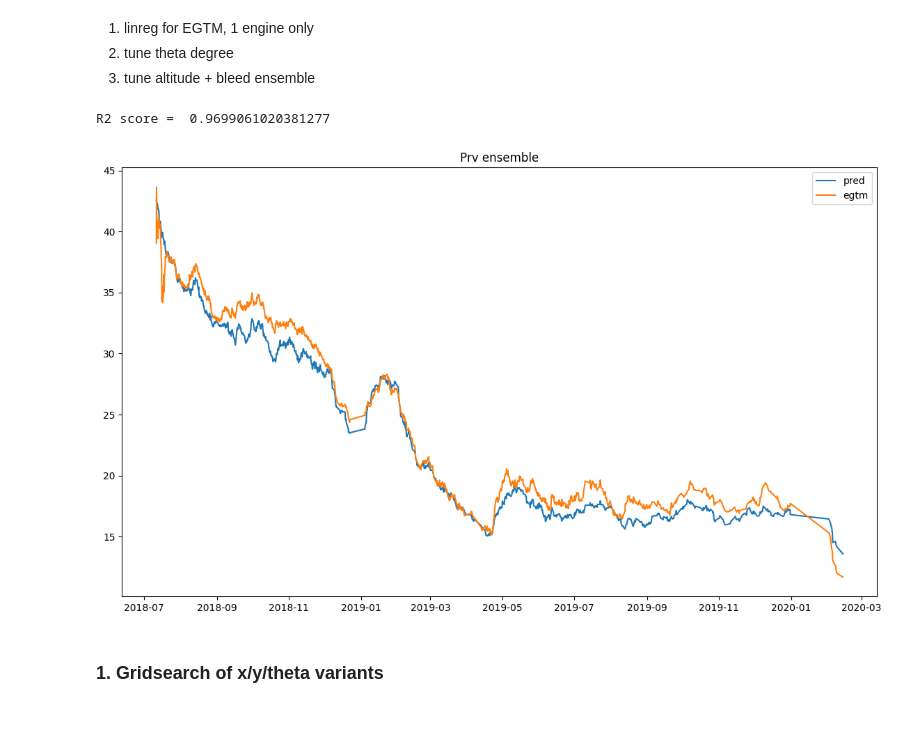
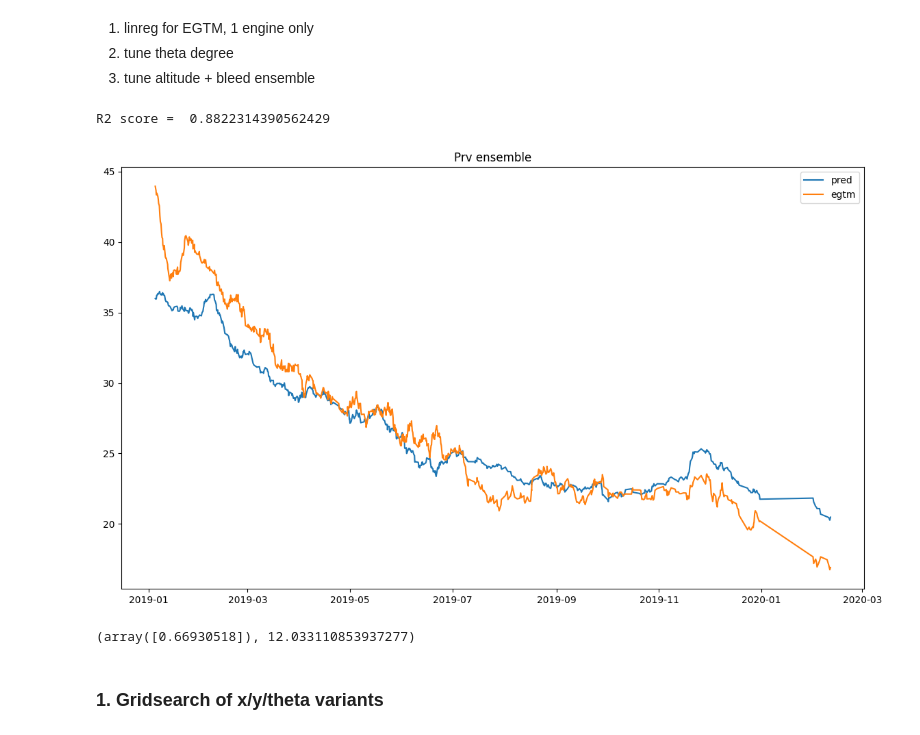
Before and after one commit to skeptlk/ecm, a Jupyter notebook: ex14_finetuning.ipynb, the cells around one changed output. Drawn from its saved outputs; the diff is of its cells as text; code cells hidden in the pictures.

```diff
--- a/ex14_finetuning.ipynb
+++ b/ex14_finetuning.ipynb
@@ -34,6 +34,7 @@ assert combination_to_number((False, False, False)) == 0
 # %%
 from sklearn.base import BaseEstimator, RegressorMixin
 import itertools
+import numpy as np
 
 class EGTMarginRegressor(BaseEstimator, RegressorMixin):
     def __init__(
@@ -79,7 +80,10 @@ class EGTMarginRegressor(BaseEstimator, RegressorMixin):
         # *separate* baseline for each bleed config
         # later try single baseline for engine
         # but fit linreg to each bleed conf separately
-        self.ensemble = dict()
+        self.ensemble = LinearRegression()
+        self.ensemble.coef_ = np.array([0.81])
+        self.ensemble.intercept_ = np.array([7.0])
+
         self.baselines = dict()
 
         for comb in itertools.product([True, False], repeat=len(self.bleed_config)):
@@ -94,7 +98,7 @@ class EGTMarginRegressor(BaseEstimator, RegressorMixin):
             lin_model.fit(smooth_base_egtm, yf)
 
             n = combination_to_number(comb)
-            self.ensemble[n] = lin_model
+            # self.ensemble[n] = lin_model
             self.baselines[n] = baseline
 
         return self
@@ -113,8 +117,7 @@ class EGTMarginRegressor(BaseEstimator, RegressorMixin):
             egtm = compute_egtm(Xf, baseline, x_param_k, y_param_k)
             X = pd.DataFrame(egtm)
 
-            model = self.ensemble[n]
-            pp = model.predict(X)
+            pp = self.ensemble.predict(X)
             pred.loc[index, 'pred'] = pp
 
         return pred
@@ -128,28 +131,32 @@ class EGTMarginRegressor(BaseEstimator, RegressorMixin):
 # %%
 bdu = bdu_all.query(f"n2a_peak > 0 and egt_peak > 0 and tat > -100 and egtm > -100").copy()
 bgu = bgu_all.query(f"n2a_peak > 0 and egt_peak > 0 and tat > -100 and egtm > -100").copy()
 
 model = EGTMarginRegressor(bleed_config=['prv'], x_param='n1a_peak', y_param='egt_peak')
 
-train = bdu[400:900]
+train = bgu[0:100]
 X = train.drop(columns=['egtm'])
 y = train['egtm']
 
 model.fit(X, y)
 
-pred = model.predict(bdu)
+pred = model.predict(bgu)
 
-print("R2 score = ", model.score(bdu, bdu['egtm']))
+print("R2 score = ", model.score(bgu, bgu['egtm']))
 
 plt.figure(figsize=(14, 8))
 plt.title(f'Prv ensemble')
-plt.plot(bdu['reportts'], smooth(pred['pred'], 0.05))
-plt.plot(bdu['reportts'], bdu['egtm'])
+plt.plot(bgu['reportts'], smooth(pred['pred'], 0.05))
+plt.plot(bgu['reportts'], bgu['egtm'])
 plt.legend(['pred', 'egtm'])
 plt.show()
 # %% [output]
-R2 score =  0.9699061020381277
+R2 score =  0.8822314390562429
-[figure, old version]
+[figure, new version]
+# %%
+model.ensemble[1].coef_, model.ensemble[1].intercept_
+# %% [output]
+(array([0.66930518]), 12.033110853937277)
 # %% [markdown]
 ### 1. Gridsearch of x/y/theta variants
 # %% [markdown]
```
Also changed, not shown: parts of 1 cell of this notebook.
